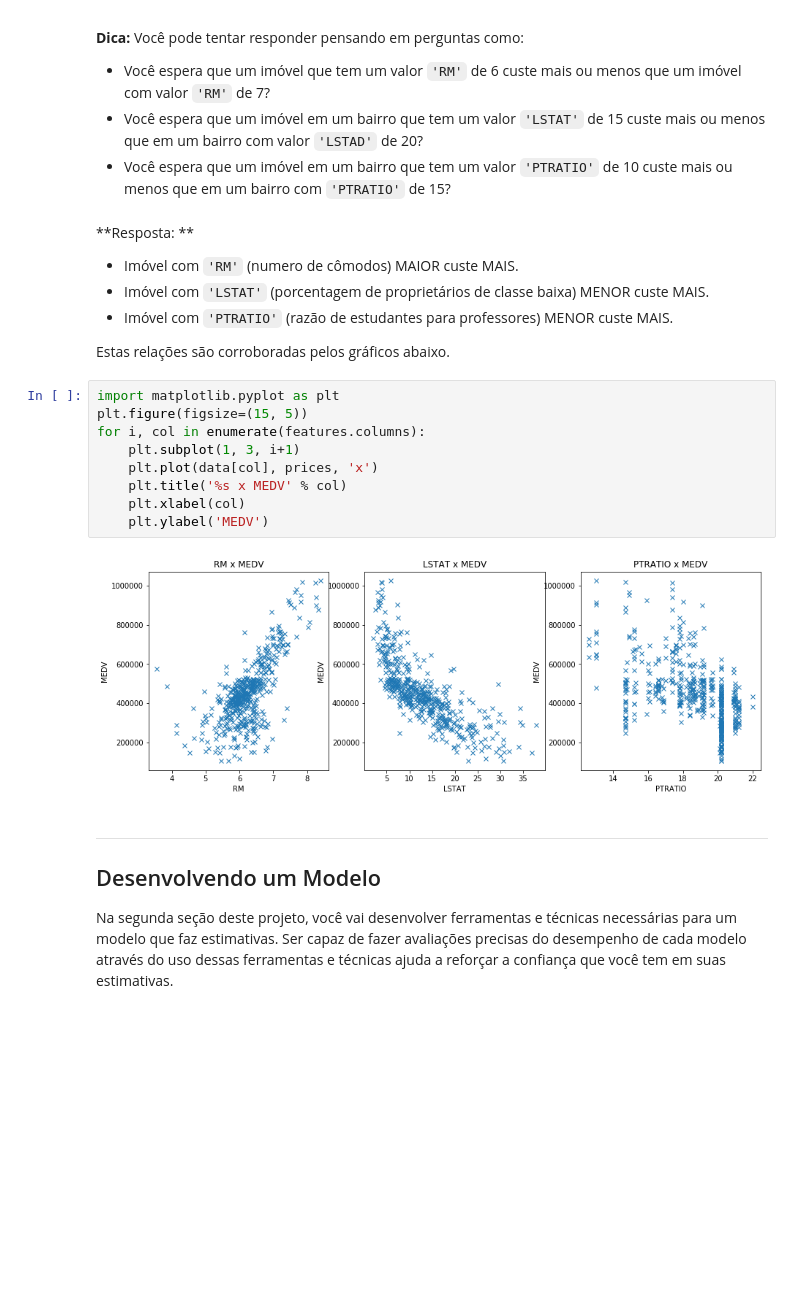
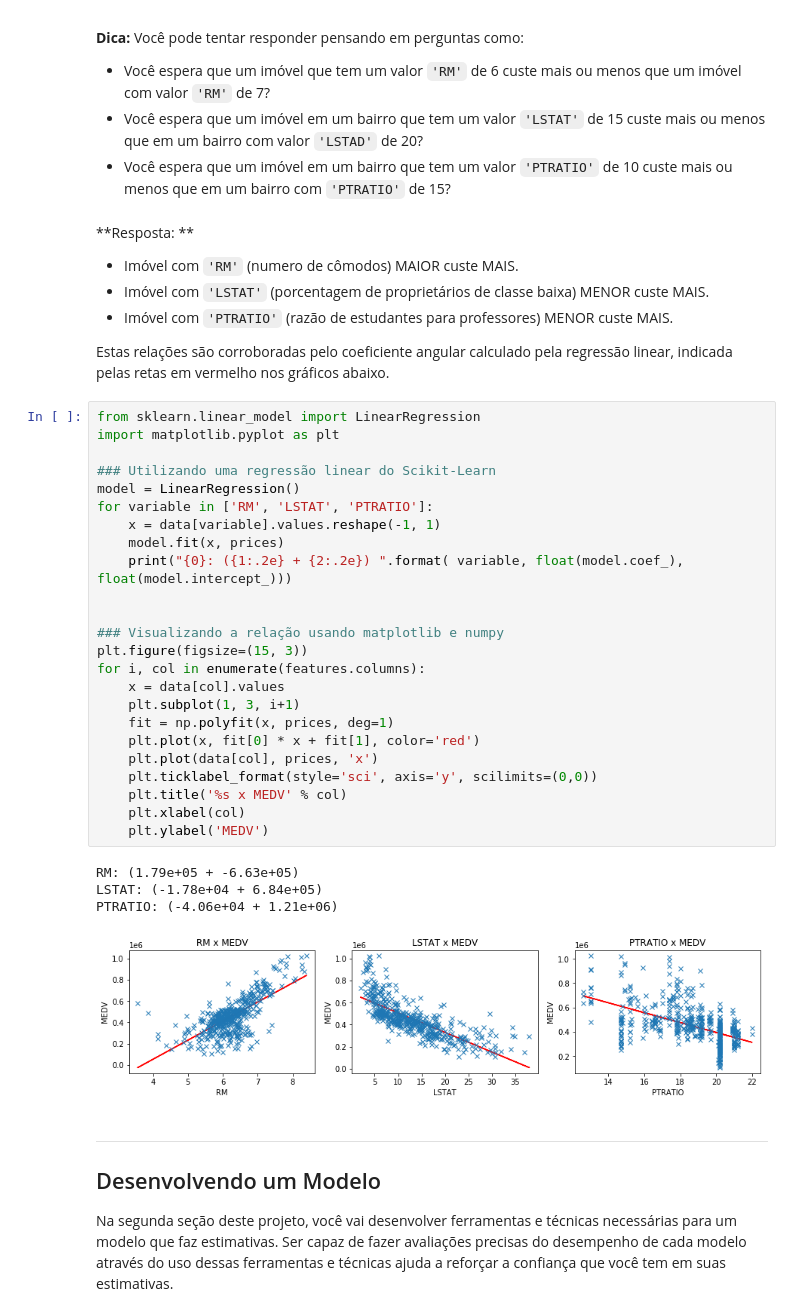
Before and after one commit to FAMarcus/Boston_housing, a Jupyter notebook: boston_housing_PT.ipynb, the cells around one changed output. Saved outputs shown, nothing was run; the diff lists cells and outputs as text; blank space fills up the shorter version.

```diff
--- a/boston_housing_PT.ipynb
+++ b/boston_housing_PT.ipynb
@@ -126,18 +126,36 @@ Para lembrar, estamos utilizando três atributos do conjunto de dados dos imóve
 * Imóvel com `'LSTAT'` (porcentagem de proprietários de classe baixa) MENOR custe MAIS.
 * Imóvel com `'PTRATIO'` (razão de estudantes para professores) MENOR custe MAIS.
 
-Estas relações são corroboradas pelos gráficos abaixo.
+Estas relações são corroboradas pelo coeficiente angular calculado pela regressão linear, indicada pelas retas em vermelho nos gráficos abaixo.
 # %%
+from sklearn.linear_model import LinearRegression
 import matplotlib.pyplot as plt
-plt.figure(figsize=(15, 5))
+
+### Utilizando uma regressão linear do Scikit-Learn
+model = LinearRegression()
+for variable in ['RM', 'LSTAT', 'PTRATIO']:
+    x = data[variable].values.reshape(-1, 1)
+    model.fit(x, prices)
+    print("{0}: ({1:.2e} + {2:.2e}) ".format( variable, float(model.coef_), float(model.intercept_)))
+
+
+### Visualizando a relação usando matplotlib e numpy
+plt.figure(figsize=(15, 3))
 for i, col in enumerate(features.columns):
+    x = data[col].values
     plt.subplot(1, 3, i+1)
+    fit = np.polyfit(x, prices, deg=1)
+    plt.plot(x, fit[0] * x + fit[1], color='red')
     plt.plot(data[col], prices, 'x')
+    plt.ticklabel_format(style='sci', axis='y', scilimits=(0,0))
     plt.title('%s x MEDV' % col)
     plt.xlabel(col)
     plt.ylabel('MEDV')
 # %% [output]
+RM: (1.79e+05 + -6.63e+05)
+LSTAT: (-1.78e+04 + 6.84e+05)
+PTRATIO: (-4.06e+04 + 1.21e+06)
-[figure, old version]
+[figure, new version]
 # %% [markdown]
 ----
 
```
Also changed, not shown: parts of 2 cells of this notebook, 1 other file.
